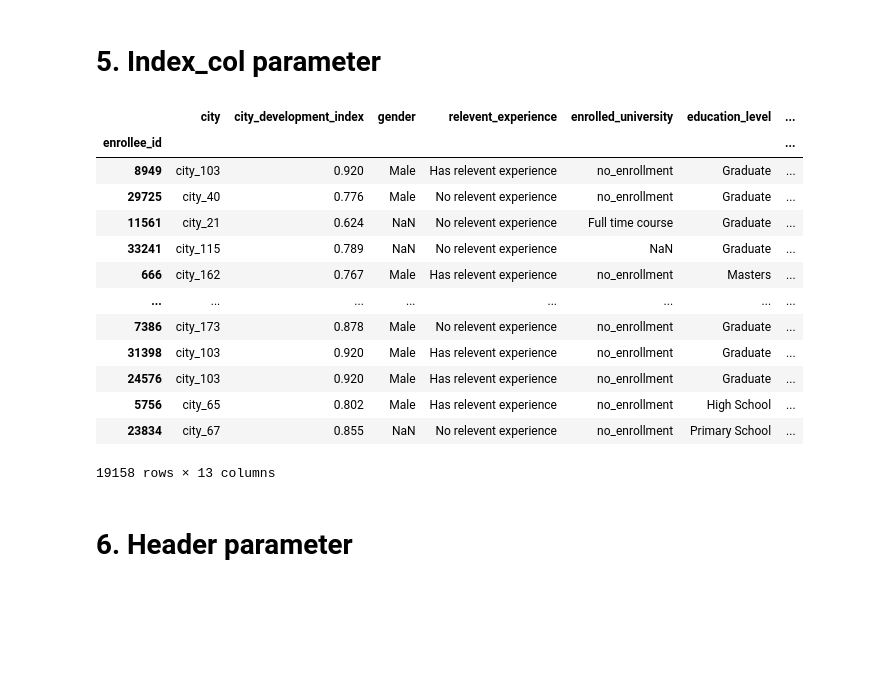
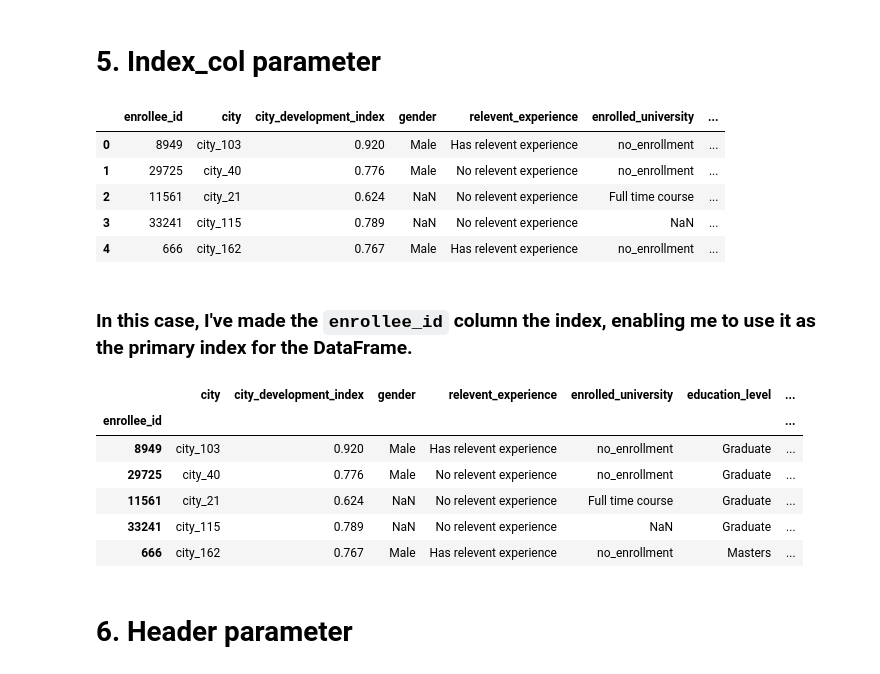
Before and after one commit to UtshoDeyTech/Machine-Learning-Algorithms, a Jupyter notebook: 00. Machine Learning Concepts/01. Working with csv files/01. working-with-csv.ipynb, the cells around one changed output. Drawn from its saved outputs; the diff is of its cells as text; code cells hidden in the pictures; blank space fills up the shorter version.

```diff
--- a/00. Machine Learning Concepts/01. Working with csv files/01. working-with-csv.ipynb
+++ b/00. Machine Learning Concepts/01. Working with csv files/01. working-with-csv.ipynb
@@ -76,22 +90,28 @@ df.head()
 | 4 | m4 | 48 hrs. | 1982 | 6.9 | 22289.0 | ['action' 'comedy' 'crime' 'drama... |
 # %% [markdown]
 # 5. Index_col parameter
+# %%
+df = pd.read_csv('aug_train.csv')
+df.head()
+# %% [output]
+|  | enrollee_id | city | city_development_index | gender | relevent_experience | enrolled_university | ... |
+| 0 | 8949 | city_103 | 0.920 | Male | Has relevent experience | no_enrollment | ... |
+| 1 | 29725 | city_40 | 0.776 | Male | No relevent experience | no_enrollment | ... |
+| 2 | 11561 | city_21 | 0.624 | NaN | No relevent experience | Full time course | ... |
+| 3 | 33241 | city_115 | 0.789 | NaN | No relevent experience | NaN | ... |
+| 4 | 666 | city_162 | 0.767 | Male | Has relevent experience | no_enrollment | ... |
+# %% [markdown]
+### In this case, I've made the `enrollee_id` column the index, enabling me to use it as the primary index for the DataFrame.
 # %%
-pd.read_csv('aug_train.csv',index_col='enrollee_id')
+df = pd.read_csv('aug_train.csv',index_col='enrollee_id')
+df.head()
 # %% [output]
 |  | city | city_development_index | gender | relevent_experience | enrolled_university | education_level | ... |
 | enrollee_id |  |  |  |  |  |  | ... |
 | 8949 | city_103 | 0.920 | Male | Has relevent experience | no_enrollment | Graduate | ... |
 | 29725 | city_40 | 0.776 | Male | No relevent experience | no_enrollment | Graduate | ... |
 | 11561 | city_21 | 0.624 | NaN | No relevent experience | Full time course | Graduate | ... |
 | 33241 | city_115 | 0.789 | NaN | No relevent experience | NaN | Graduate | ... |
 | 666 | city_162 | 0.767 | Male | Has relevent experience | no_enrollment | Masters | ... |
-| ... | ... | ... | ... | ... | ... | ... | ... |
-| 7386 | city_173 | 0.878 | Male | No relevent experience | no_enrollment | Graduate | ... |
-| 31398 | city_103 | 0.920 | Male | Has relevent experience | no_enrollment | Graduate | ... |
-| 24576 | city_103 | 0.920 | Male | Has relevent experience | no_enrollment | Graduate | ... |
-| 5756 | city_65 | 0.802 | Male | Has relevent experience | no_enrollment | High School | ... |
-| 23834 | city_67 | 0.855 | NaN | No relevent experience | no_enrollment | Primary School | ... |
-19158 rows × 13 columns
 # %% [markdown]
 # 6. Header parameter
```
Also changed, not shown: parts of 23 cells of this notebook.
